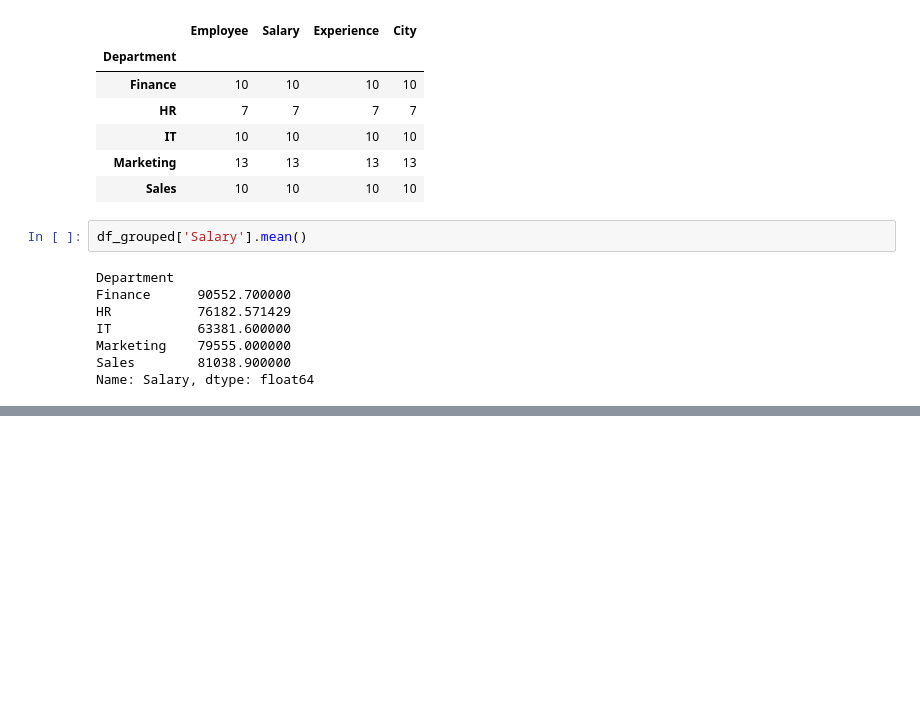
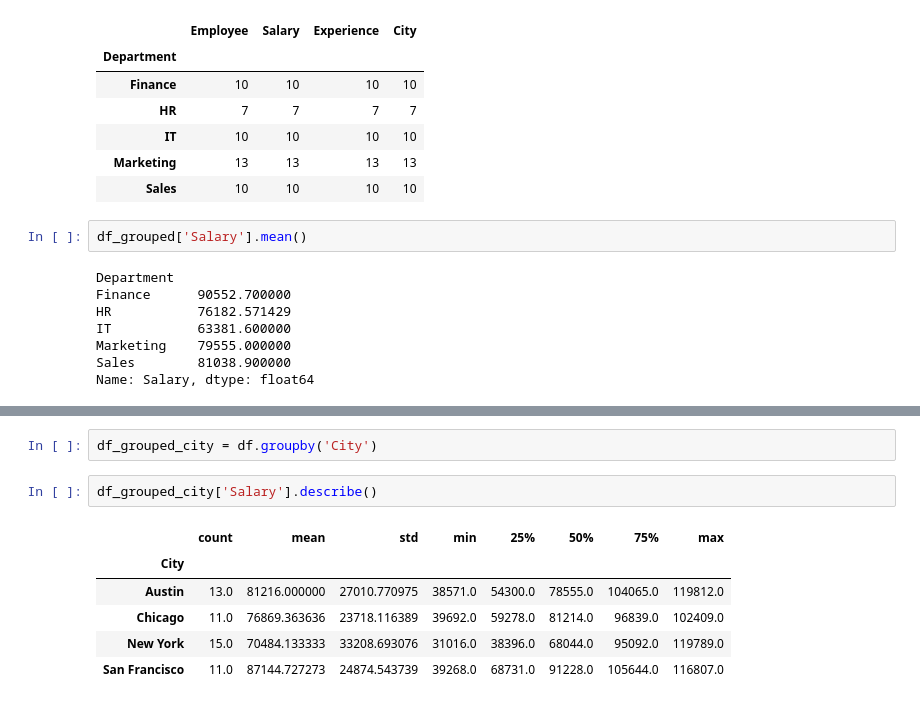
Before and after one commit to burakkyildiz/ai-engineer-lab, a Jupyter notebook: data_science/6-DataFrameOperations.ipynb, the cells around one changed output, grey strips where cells are left out. Cells and saved outputs as stored; diff of their text form; blank space fills up the shorter version.

Commit message:
update groupby method

```diff
--- a/data_science/6-DataFrameOperations.ipynb
+++ b/data_science/6-DataFrameOperations.ipynb
@@ -422,3 +422,14 @@ df_grouped.describe()
 | IT | 10.0 | 63381.600000 | 24272.881041 | 32568.0 | 39755.25 | 66681.5 | 79850.00 | 97121.0 | 10.0 | 9.000000 | ... |
 | Marketing | 13.0 | 79555.000000 | 28431.207129 | 39268.0 | 54300.00 | 70774.0 | 104065.00 | 117538.0 | 13.0 | 6.153846 | ... |
 | Sales | 10.0 | 81038.900000 | 26623.181534 | 38571.0 | 68987.50 | 80775.0 | 100047.50 | 116779.0 | 10.0 | 5.700000 | ... |
+# %%
+df_grouped_city = df.groupby('City')
+# %%
+df_grouped_city['Salary'].describe()
+# %% [output]
+|  | count | mean | std | min | 25% | 50% | 75% | max |
+| City |  |  |  |  |  |  |  |  |
+| Austin | 13.0 | 81216.000000 | 27010.770975 | 38571.0 | 54300.0 | 78555.0 | 104065.0 | 119812.0 |
+| Chicago | 11.0 | 76869.363636 | 23718.116389 | 39692.0 | 59278.0 | 81214.0 | 96839.0 | 102409.0 |
+| New York | 15.0 | 70484.133333 | 33208.693076 | 31016.0 | 38396.0 | 68044.0 | 95092.0 | 119789.0 |
+| San Francisco | 11.0 | 87144.727273 | 24874.543739 | 39268.0 | 68731.0 | 91228.0 | 105644.0 | 116807.0 |
```
Also changed, not shown: parts of 2 cells of this notebook.
